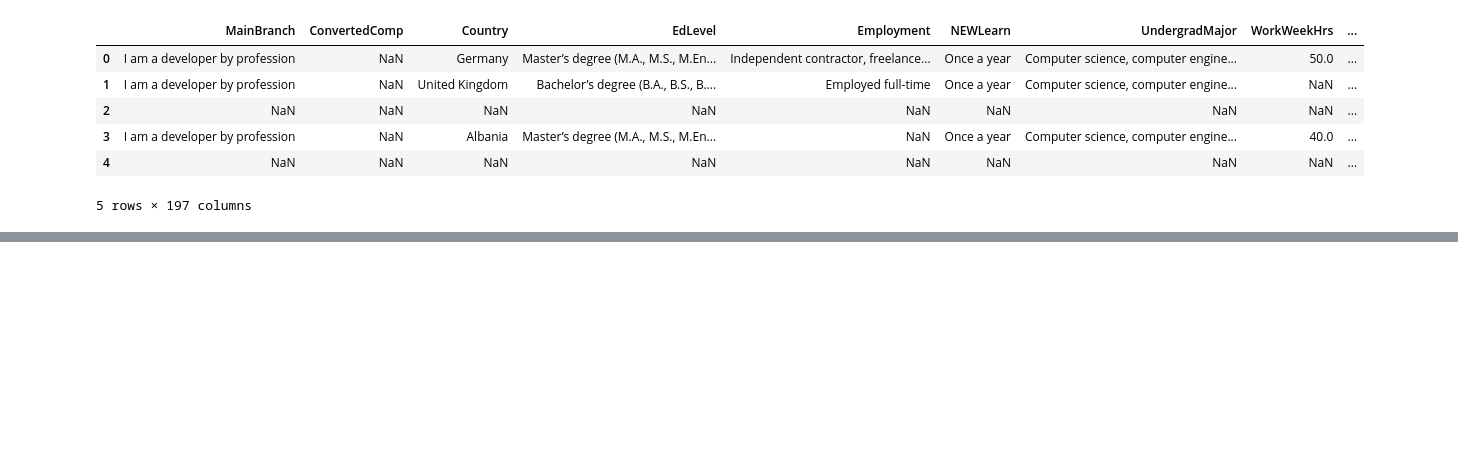
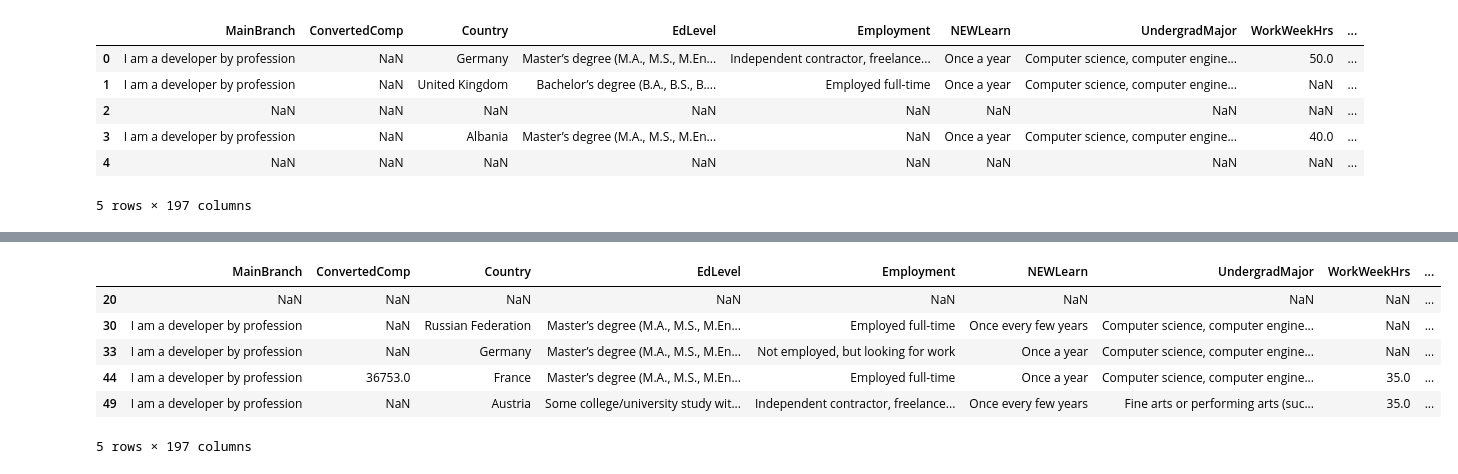
Before and after one commit to fahmiduldul/ds-blog-post, a Jupyter notebook: main.ipynb, the cells around one changed output, grey strips where cells are left out. Cells and saved outputs as stored; diff of their text form; code cells hidden in the pictures; blank space fills up the shorter version.

Commit message:
Data Preparation finished

```diff
--- a/main.ipynb
+++ b/main.ipynb
@@ -78,9 +78,9 @@ def add_list_to_df(df, arr, prefix):
 
     #add new column in dataframe
     if col_name not in list(df.columns):
-      df[col_name] = np.zeros(df.shape[0])
+      df[col_name] = [False]*df.shape[0]
 
-    append_dict[col_name] = 1
+    append_dict[col_name] = True
 
   #add new row
   df = df.append(append_dict, ignore_index=True, verify_integrity=True)
@@ -142,0 +146,6 @@ df.head()
+# %%
+dummified_columns_result = []
+for dummified_column_name in list(df.columns):
+  for undummified_column in dummified_columns:
+    if undummified_column in dummified_column_name:
+      dummified_columns_result.append(dummified_column_name)
@@ -142,0 +157,5 @@ df.head()
+# %%
+for col_name in dummified_columns_result:
+  df[col_name] = df[col_name].fillna(0)
+  df[col_name] = df[col_name].replace({0.0: False, 1.0: True})
+df.head()
@@ -142,0 +173,11 @@ df.head()
+# %%
+df = df[df['DevType_Data scientist or machine learning specialist'] | df['DevType_Data or business analyst']]
+df.head()
+# %% [output]
+|  | MainBranch | ConvertedComp | Country | EdLevel | Employment | NEWLearn | UndergradMajor | WorkWeekHrs | ... |
+| 20 | NaN | NaN | NaN | NaN | NaN | NaN | NaN | NaN | ... |
+| 30 | I am a developer by profession | NaN | Russian Federation | Master’s degree (M.A., M.S., M.En... | Employed full-time | Once every few years | Computer science, computer engine... | NaN | ... |
+| 33 | I am a developer by profession | NaN | Germany | Master’s degree (M.A., M.S., M.En... | Not employed, but looking for work | Once a year | Computer science, computer engine... | NaN | ... |
+| 44 | I am a developer by profession | 36753.0 | France | Master’s degree (M.A., M.S., M.En... | Employed full-time | Once a year | Computer science, computer engine... | 35.0 | ... |
+| 49 | I am a developer by profession | NaN | Austria | Some college/university study wit... | Independent contractor, freelance... | Once every few years | Fine arts or performing arts (suc... | 35.0 | ... |
+5 rows × 197 columns
```
Also changed, not shown: parts of 5 cells of this notebook.
